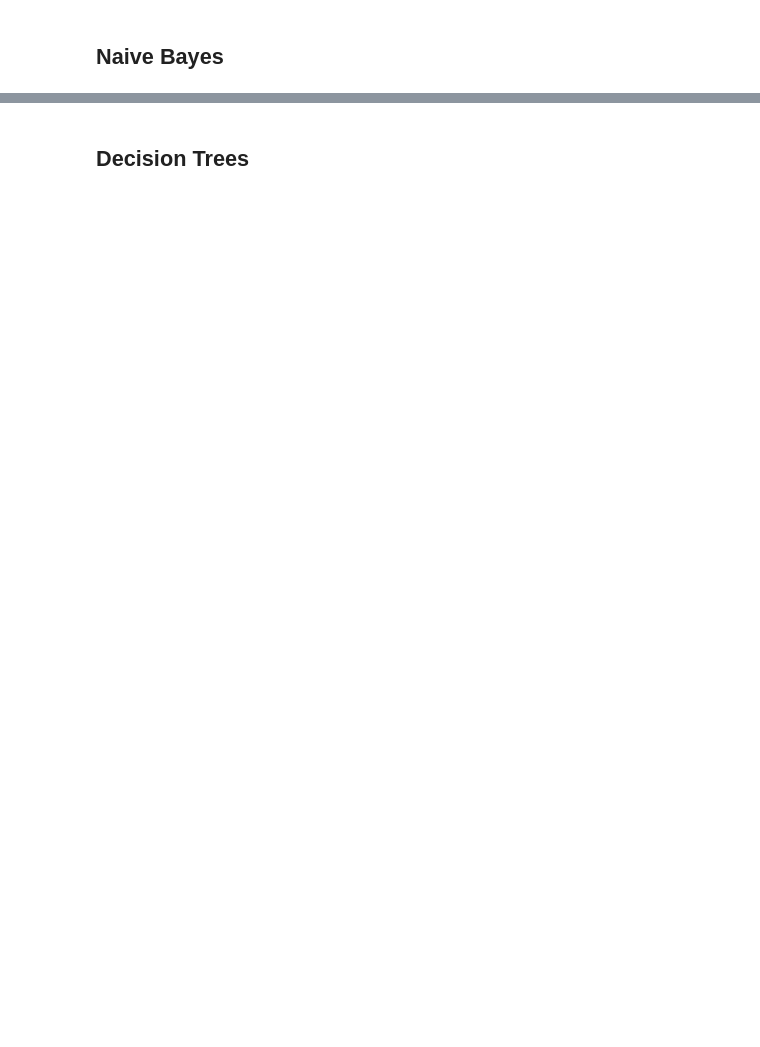
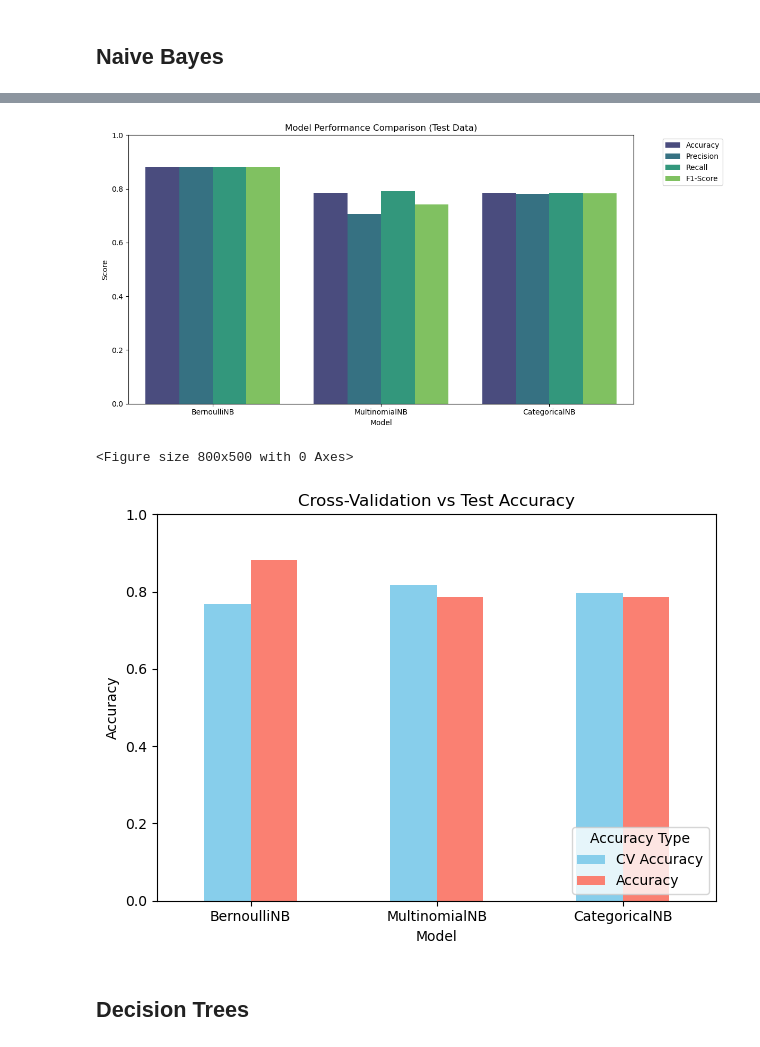
Before and after one commit to Shiva250503ss/Job_Trend_Analysis, a Jupyter notebook: supervised.ipynb, the cells around one changed output, grey strips where cells are left out. Saved outputs shown, nothing was run; the diff lists cells and outputs as text; code cells hidden in the pictures; blank space fills up the shorter version.

```diff
--- a/supervised.ipynb
+++ b/supervised.ipynb
@@ -124,3 +204,53 @@ CategoricalNB Test Accuracy: 0.7860
+# %%
+import seaborn as sns
+
+# 1. Compute missing metrics for MultinomialNB and CategoricalNB
+# For MultinomialNB
+precision_mnb = precision_score(y_test, y_pred_mnb, average='weighted')
+recall_mnb = recall_score(y_test, y_pred_mnb, average='weighted')
+f1_mnb = f1_score(y_test, y_pred_mnb, average='weighted')
+
+# For CategoricalNB
+y_pred_cnb = grid_cnb.predict(X_test_enc)  # Ensure this is defined if not already
+precision_cnb = precision_score(y_test, y_pred_cnb, average='weighted')
+recall_cnb = recall_score(y_test, y_pred_cnb, average='weighted')
+f1_cnb = f1_score(y_test, y_pred_cnb, average='weighted')
+
+# 2. Create a DataFrame to store metrics
+metrics_df = pd.DataFrame({
+    'Model': ['BernoulliNB', 'MultinomialNB', 'CategoricalNB'],
+    'Accuracy': [accuracy_bnb, accuracy_mnb, accuracy_cnb],
+    'Precision': [precision_bnb, precision_mnb, precision_cnb],
+    'Recall': [recall_bnb, recall_mnb, recall_cnb],
+    'F1-Score': [f1_bnb, f1_mnb, f1_cnb],
+    'CV Accuracy': [np.mean(scores), grid_mnb.best_score_, grid_cnb.best_score_]
+})
+
+# 3. Plot grouped bar chart for metrics
+plt.figure(figsize=(12, 6))
+metrics_df_melted = metrics_df.melt(id_vars='Model', value_vars=['Accuracy', 'Precision', 'Recall', 'F1-Score'],
+                                    var_name='Metric', value_name='Score')
+sns.barplot(x='Model', y='Score', hue='Metric', data=metrics_df_melted, palette='viridis')
+plt.title('Model Performance Comparison (Test Data)')
+plt.ylim(0, 1)
+plt.legend(bbox_to_anchor=(1.05, 1), loc='upper left')
+plt.tight_layout()
+plt.show()
+
+# 4. Plot cross-validation vs test accuracy
+plt.figure(figsize=(8, 5))
+metrics_df[['Model', 'CV Accuracy', 'Accuracy']].set_index('Model').plot(kind='bar', color=['skyblue', 'salmon'])
+plt.title('Cross-Validation vs Test Accuracy')
+plt.ylabel('Accuracy')
+plt.xticks(rotation=0)
+plt.ylim(0, 1)
+plt.legend(title='Accuracy Type', loc='lower right')
+plt.tight_layout()
+plt.show()
+# %% [output]
+[figure, added]
+<Figure size 800x500 with 0 Axes>
+[figure, added]
 # %% [markdown]
 ## Decision Trees
 # %%
```
Also changed, not shown: parts of 5 cells of this notebook, 1 other file.
